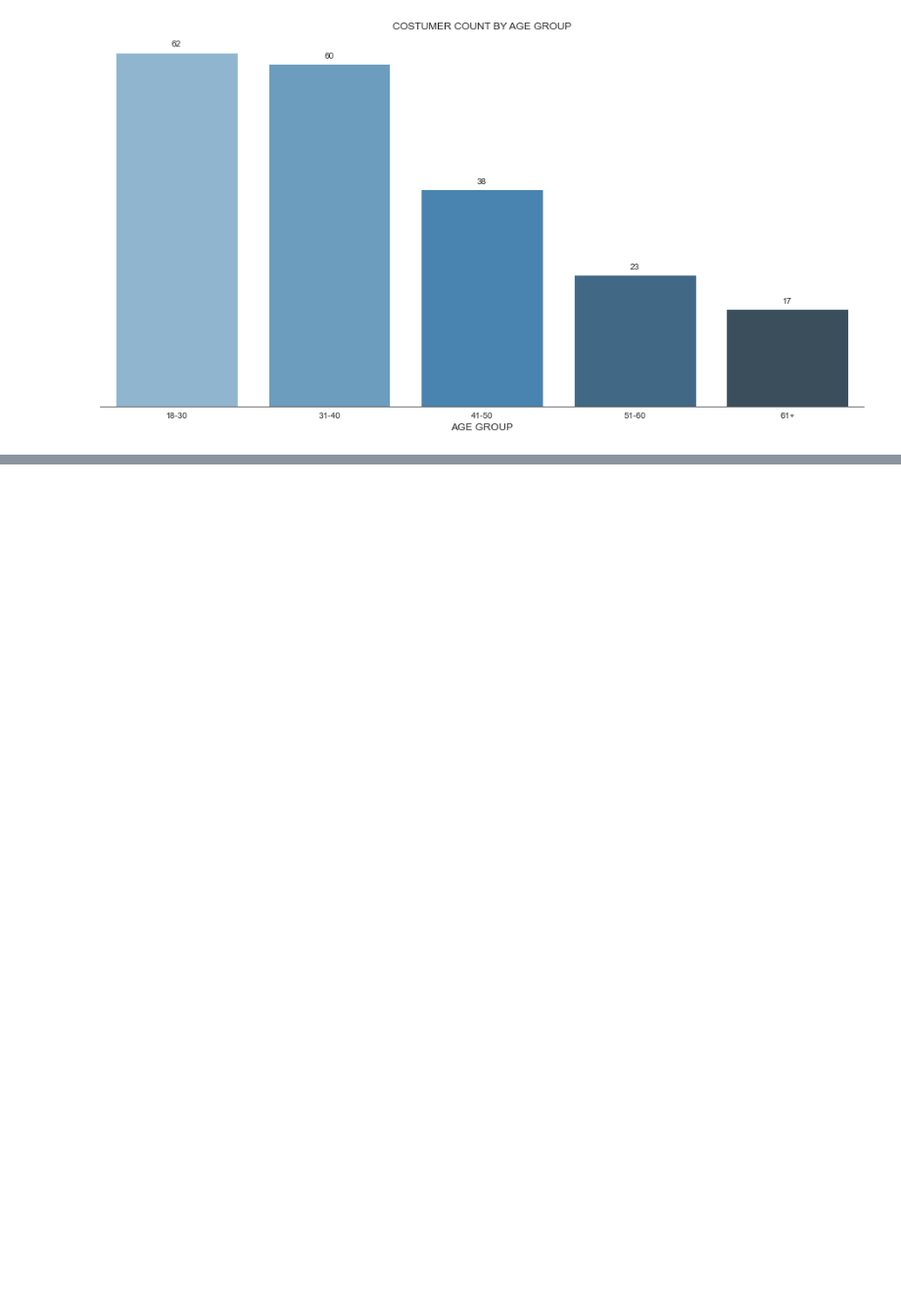
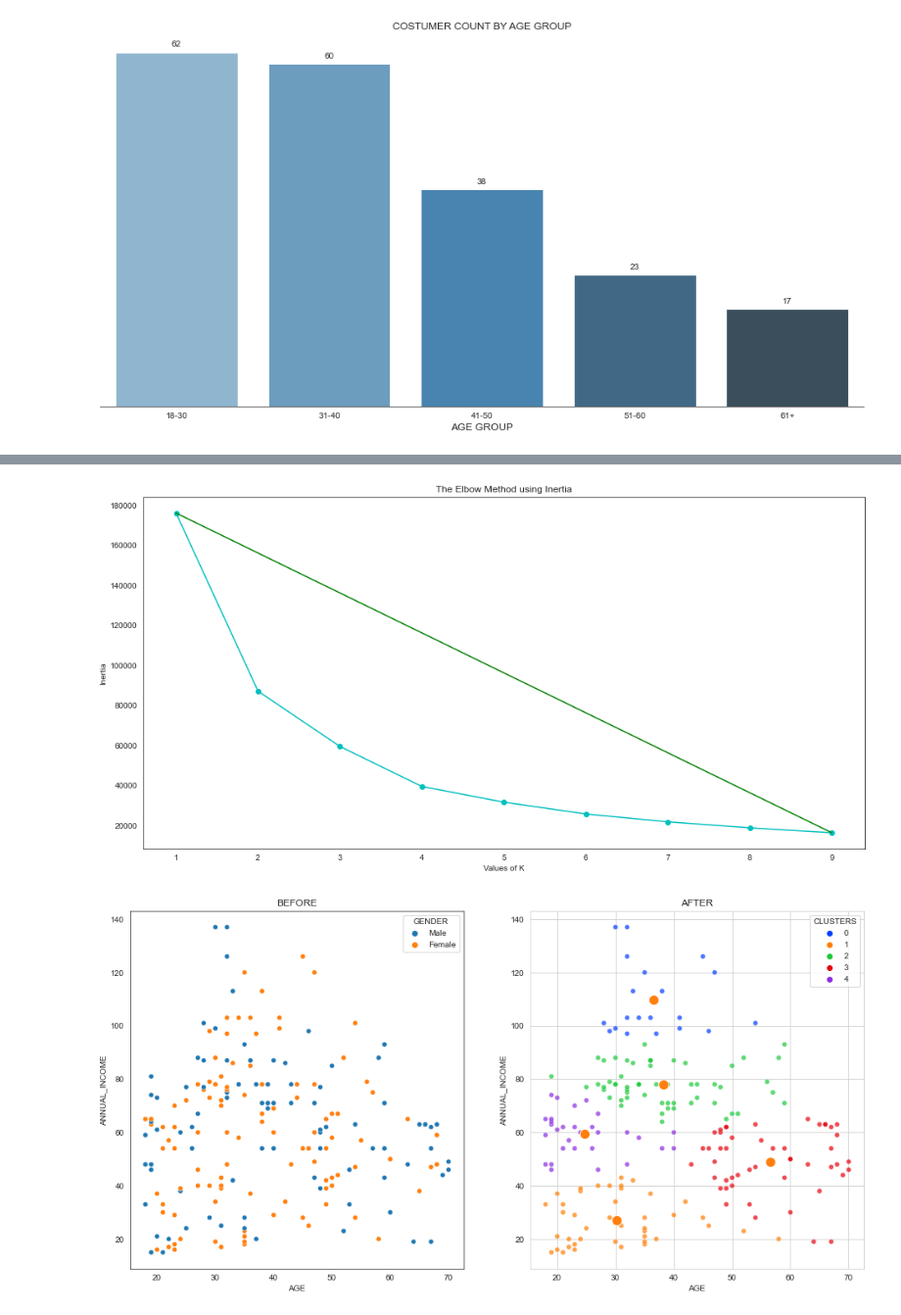
Before and after one commit to matsuch/Mall-Costumer-Segmentation, a Jupyter notebook: Mall-Costumer-Segmentation.ipynb, the cells around one changed output, grey strips where cells are left out. Shown at 98% size. Saved outputs shown, nothing was run; the diff lists cells and outputs as text; code cells hidden in the pictures; blank space fills up the shorter version.

```diff
--- a/Mall-Costumer-Segmentation.ipynb
+++ b/Mall-Costumer-Segmentation.ipynb
@@ -403,0 +486,10 @@ a
+# %%
+#numpy array
+income_age_data = df[['AGE', 'ANNUAL_INCOME']].to_numpy()
+
+#call function
+clustering_income_age, centroids = two_dimensional_clustering(income_age_data, 10, df['AGE'], df['ANNUAL_INCOME'])
+plots(clustering_income_age)
+# %% [output]
+[figure, added]
+[figure, added]
```
Also changed, not shown: parts of 28 cells of this notebook.
